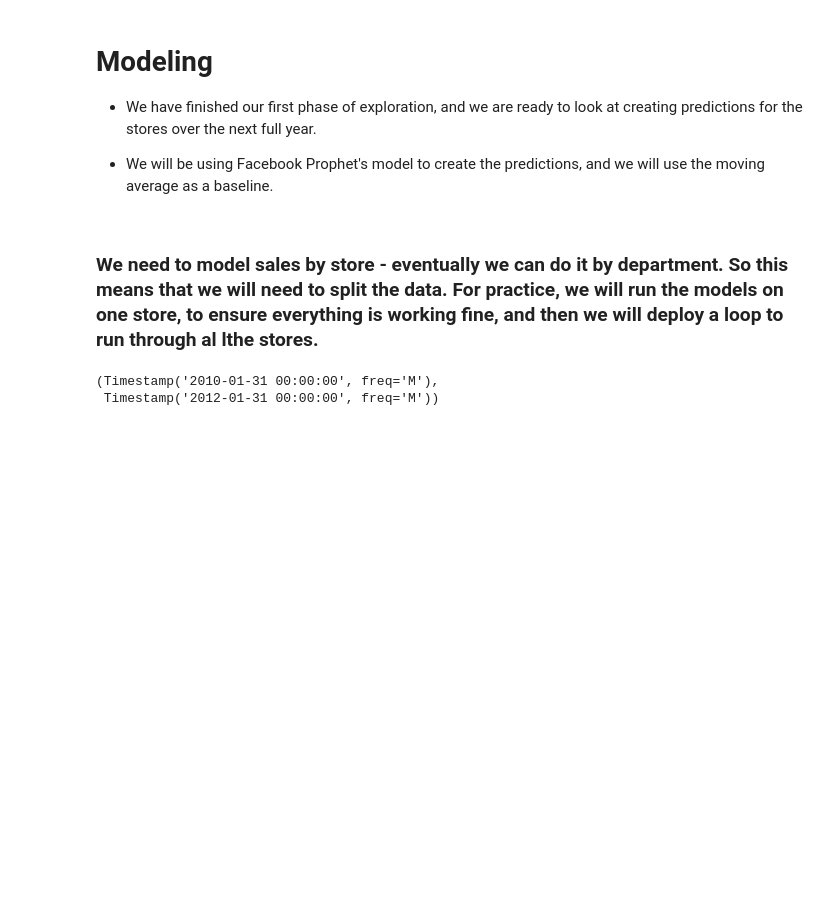
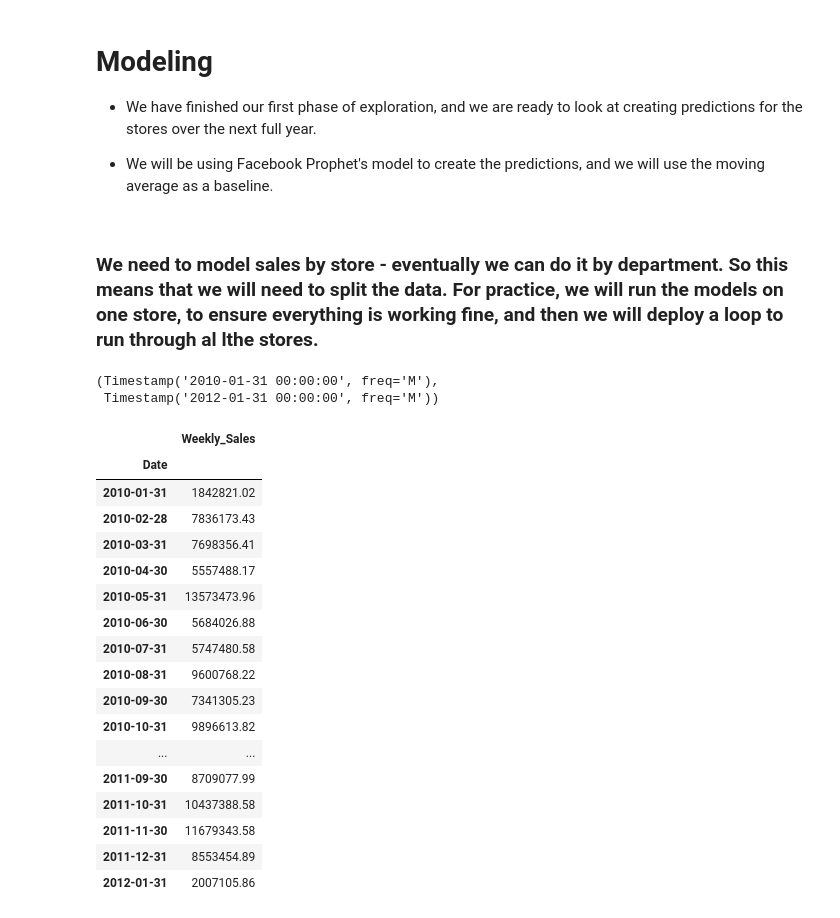
Before and after one commit to guedanie/retail-time-series-project, a Jupyter notebook: retail-time-series-analysis.ipynb, the cells around one changed output. Cells and saved outputs as stored; diff of their text form; code cells hidden in the pictures; blank space fills up the shorter version.

```diff
--- a/retail-time-series-analysis.ipynb
+++ b/retail-time-series-analysis.ipynb
@@ -412,0 +414,21 @@ predictions = model.run_all_models(test_model, validate_model, target_variable,
+# %%
+train_model
+# %% [output]
+|  | Weekly_Sales |
+| Date |  |
+| 2010-01-31 | 1842821.02 |
+| 2010-02-28 | 7836173.43 |
+| 2010-03-31 | 7698356.41 |
+| 2010-04-30 | 5557488.17 |
+| 2010-05-31 | 13573473.96 |
+| 2010-06-30 | 5684026.88 |
+| 2010-07-31 | 5747480.58 |
+| 2010-08-31 | 9600768.22 |
+| 2010-09-30 | 7341305.23 |
+| 2010-10-31 | 9896613.82 |
+| ... | ... |
+| 2011-09-30 | 8709077.99 |
+| 2011-10-31 | 10437388.58 |
+| 2011-11-30 | 11679343.58 |
+| 2011-12-31 | 8553454.89 |
+| 2012-01-31 | 2007105.86 |
```
Also changed, not shown: parts of 13 cells of this notebook.
